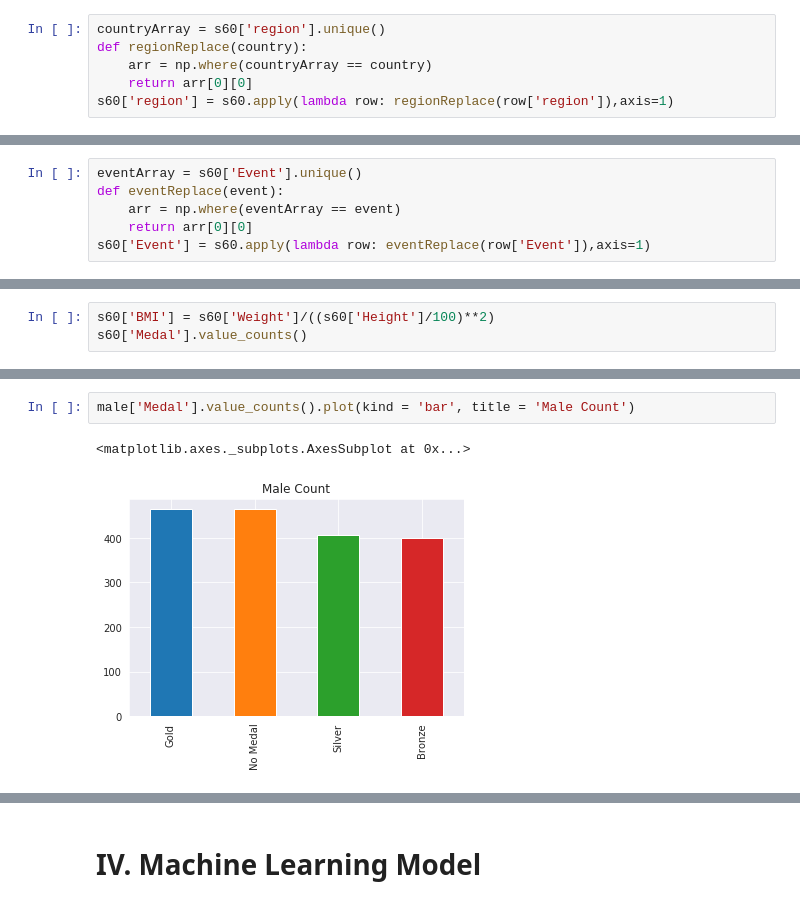
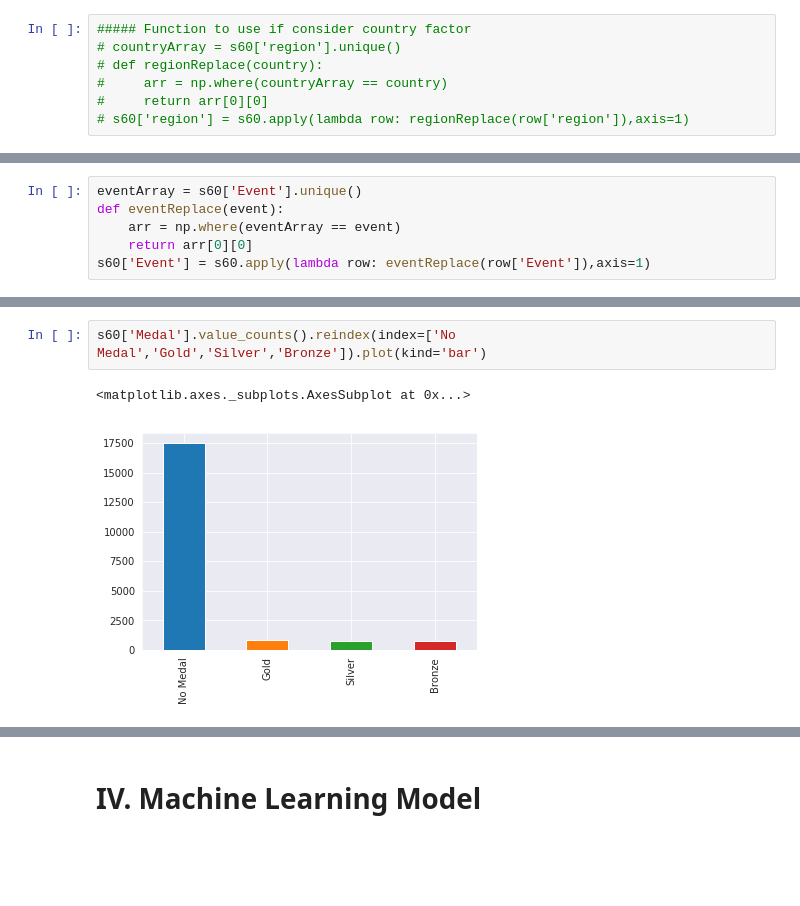
Before and after one commit to nhanpotter/cz1015_miniproject, a Jupyter notebook: Athlete.ipynb, the cells around one changed output, grey strips where cells are left out. Cells and saved outputs as stored; diff of their text form; blank space fills up the shorter version.

```diff
--- a/Athlete.ipynb
+++ b/Athlete.ipynb
@@ -639,8 +639,9 @@ s60.head()
 | 103 | 36 | Stefan Remco Aartsen | M | 25.0 | 194.0 | 78.0 | Netherlands | NED | 2000 Summer | 2000 | Summer | ... |
 | 104 | 36 | Stefan Remco Aartsen | M | 25.0 | 194.0 | 78.0 | Netherlands | NED | 2000 Summer | 2000 | Summer | ... |
 # %%
-countryArray = s60['region'].unique()
-def regionReplace(country):
-    arr = np.where(countryArray == country)
-    return arr[0][0]
-s60['region'] = s60.apply(lambda row: regionReplace(row['region']),axis=1)
+##### Function to use if consider country factor
+# countryArray = s60['region'].unique()
+# def regionReplace(country):
+#     arr = np.where(countryArray == country)
+#     return arr[0][0]
+# s60['region'] = s60.apply(lambda row: regionReplace(row['region']),axis=1)
@@ -655,3 +655,0 @@ Introduce new feature and extract male/female medalist
-# %%
-s60['BMI'] = s60['Weight']/((s60['Height']/100)**2)
-s60['Medal'].value_counts()
@@ -702,5 +659,5 @@ female = pd.concat([female_medal,female_non_medal],axis = 0)
 # %%
-male['Medal'].value_counts().plot(kind = 'bar', title = 'Male Count')
+s60['Medal'].value_counts().reindex(index=['No Medal','Gold','Silver','Bronze']).plot(kind='bar')
 # %% [output]
 <matplotlib.axes._subplots.AxesSubplot at 0x...>
-[figure, old version]
+[figure, new version]
```
Also changed, not shown: parts of 59 cells of this notebook.
